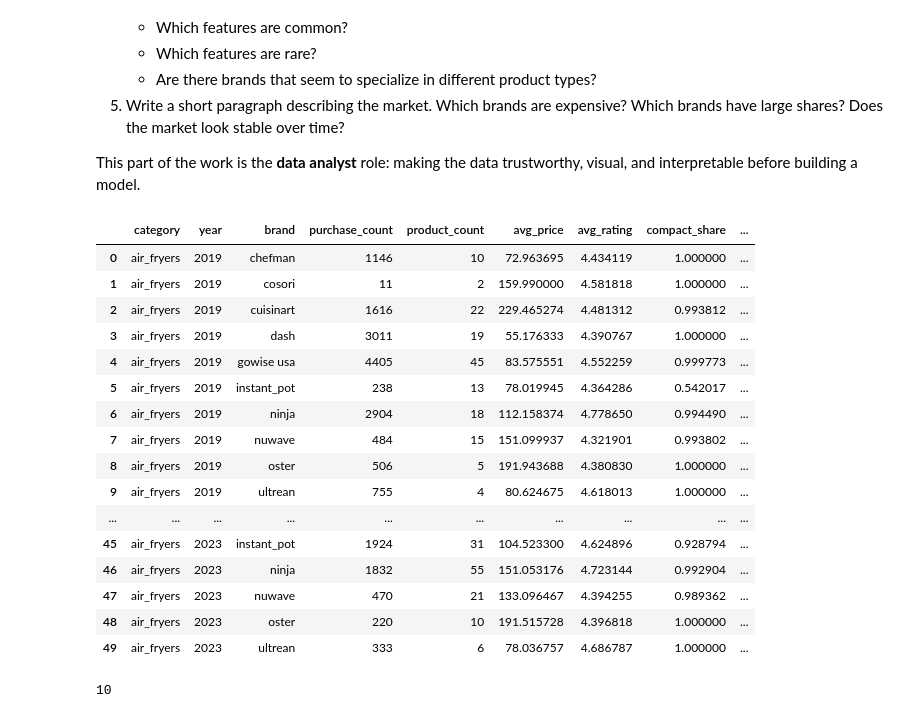
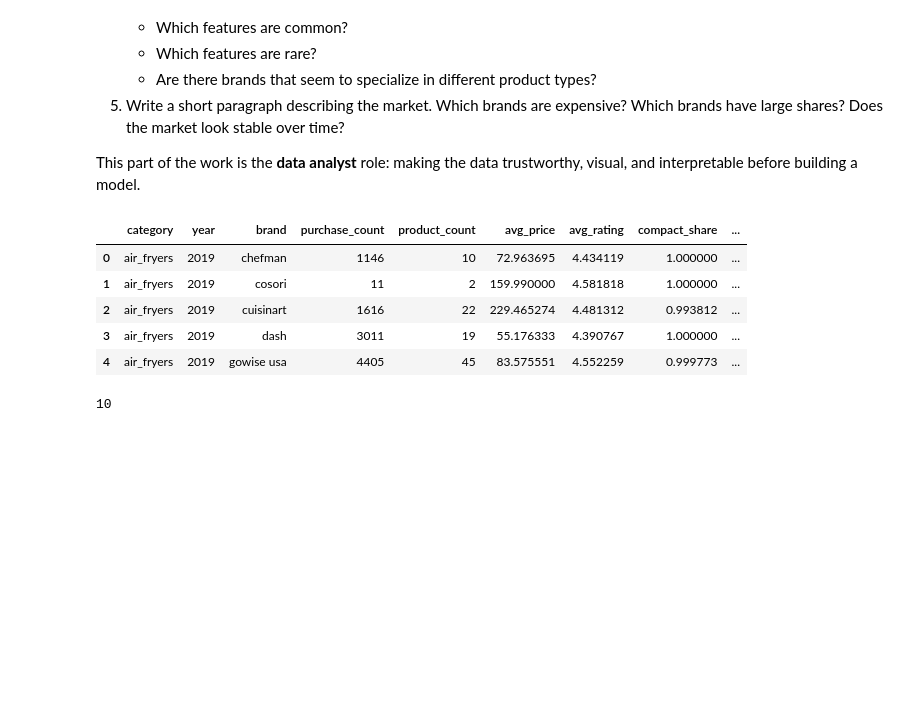
Before and after one commit to swt2vv/undergrad_ml_assignments, a Jupyter notebook: demand_est_project/demand_estimation_lab.ipynb, the cells around one changed output. Cells and saved outputs as stored; diff of their text form; code cells hidden in the pictures; blank space fills up the shorter version.

```diff
--- a/demand_est_project/demand_estimation_lab.ipynb
+++ b/demand_est_project/demand_estimation_lab.ipynb
@@ -71,29 +71,18 @@ from sklearn.linear_model import LinearRegression
 # %%
 # Q1.1
 
 df = pd.read_csv('air_fryers_clean_brand_year.csv')
-df
+df.head()
 
 # product characteristics are 'compact_share', 'dual_basket_share', 'oven_style_share',
 # 'rotisserie_share', and 'window_share'
 # %% [output]
 |  | category | year | brand | purchase_count | product_count | avg_price | avg_rating | compact_share | ... |
 | 0 | air_fryers | 2019 | chefman | 1146 | 10 | 72.963695 | 4.434119 | 1.000000 | ... |
 | 1 | air_fryers | 2019 | cosori | 11 | 2 | 159.990000 | 4.581818 | 1.000000 | ... |
 | 2 | air_fryers | 2019 | cuisinart | 1616 | 22 | 229.465274 | 4.481312 | 0.993812 | ... |
 | 3 | air_fryers | 2019 | dash | 3011 | 19 | 55.176333 | 4.390767 | 1.000000 | ... |
 | 4 | air_fryers | 2019 | gowise usa | 4405 | 45 | 83.575551 | 4.552259 | 0.999773 | ... |
-| 5 | air_fryers | 2019 | instant_pot | 238 | 13 | 78.019945 | 4.364286 | 0.542017 | ... |
-| 6 | air_fryers | 2019 | ninja | 2904 | 18 | 112.158374 | 4.778650 | 0.994490 | ... |
-| 7 | air_fryers | 2019 | nuwave | 484 | 15 | 151.099937 | 4.321901 | 0.993802 | ... |
-| 8 | air_fryers | 2019 | oster | 506 | 5 | 191.943688 | 4.380830 | 1.000000 | ... |
-| 9 | air_fryers | 2019 | ultrean | 755 | 4 | 80.624675 | 4.618013 | 1.000000 | ... |
-| ... | ... | ... | ... | ... | ... | ... | ... | ... | ... |
-| 45 | air_fryers | 2023 | instant_pot | 1924 | 31 | 104.523300 | 4.624896 | 0.928794 | ... |
-| 46 | air_fryers | 2023 | ninja | 1832 | 55 | 151.053176 | 4.723144 | 0.992904 | ... |
-| 47 | air_fryers | 2023 | nuwave | 470 | 21 | 133.096467 | 4.394255 | 0.989362 | ... |
-| 48 | air_fryers | 2023 | oster | 220 | 10 | 191.515728 | 4.396818 | 1.000000 | ... |
-| 49 | air_fryers | 2023 | ultrean | 333 | 6 | 78.036757 | 4.686787 | 1.000000 | ... |
 # %%
 # Q1.1
 
```
Also changed, not shown: parts of 5 cells of this notebook.
